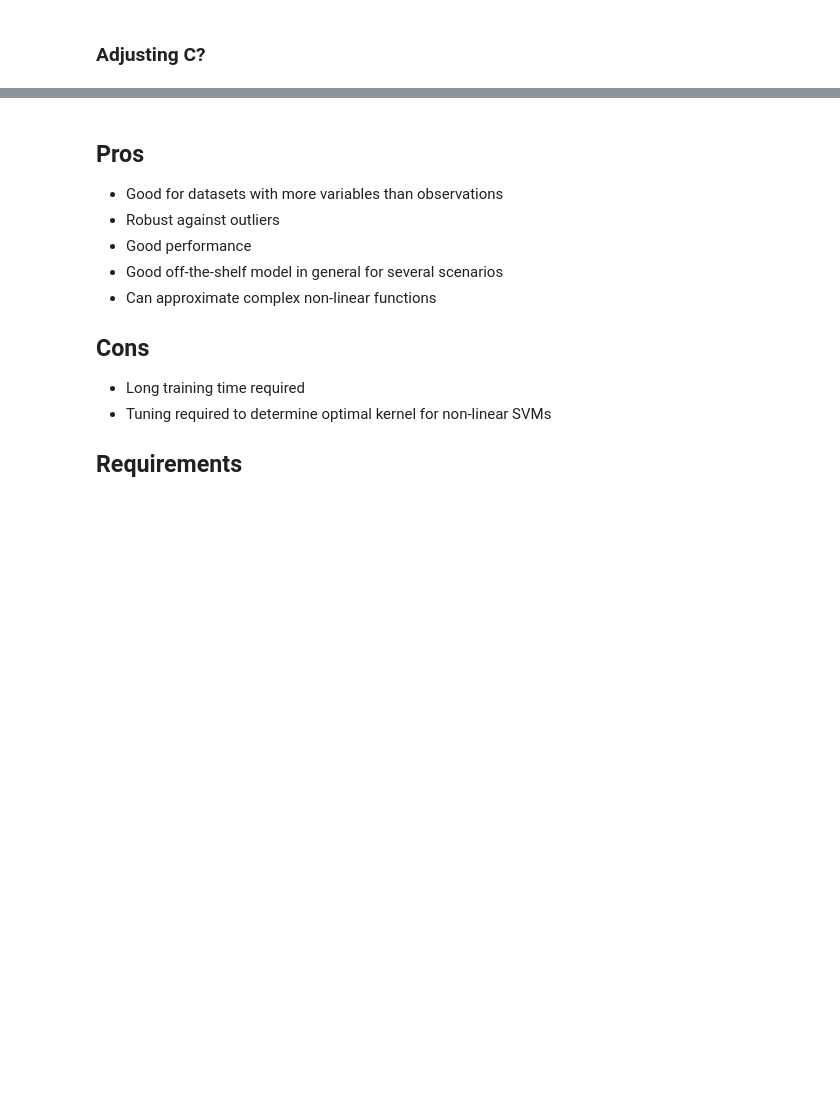
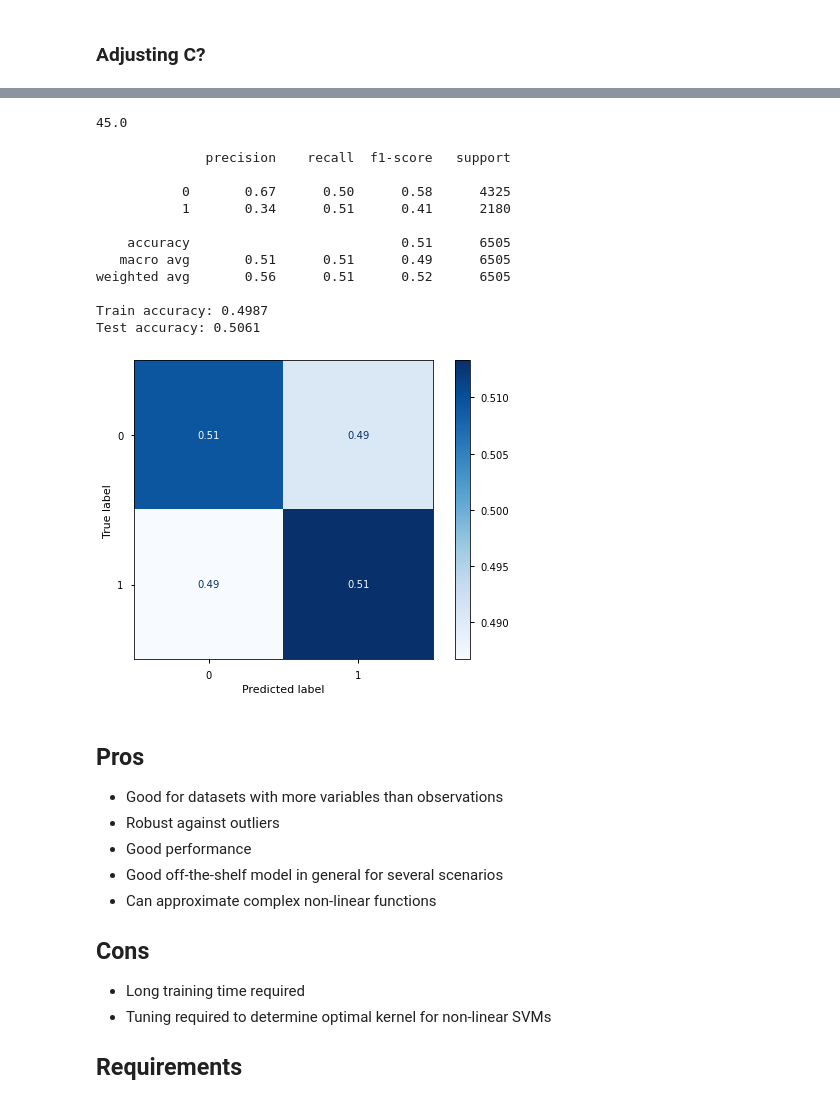
Before and after one commit to flatiron-school/Online-DS-FT-022221-Cohort-Notes, a Jupyter notebook: Phase_3/topic_31_support_vector_machines/instructor/Support-Vector-Machines-Iowa_prisoners_pre-run.ipynb, the cells around one changed output, grey strips where cells are left out. Cells and saved outputs as stored; diff of their text form; code cells hidden in the pictures; blank space fills up the shorter version.

```diff
--- a/Phase_3/topic_31_support_vector_machines/instructor/Support-Vector-Machines-Iowa_prisoners_pre-run.ipynb
+++ b/Phase_3/topic_31_support_vector_machines/instructor/Support-Vector-Machines-Iowa_prisoners_pre-run.ipynb
@@ -726,3 +741,36 @@ Test accuracy: 0.6071
+# %%
+2700/60
+# %% [output]
+45.0
+# %%
+from sklearn.dummy import DummyClassifier
+
+clf = DummyClassifier()
+clf.fit(X_train,y_train)
+
+y_pred_train = clf.predict(X_train)
+y_pred_test = clf.predict(X_test)
+
+# how'd we do?
+print(classification_report(y_test, y_pred_test))
+print(f"Train accuracy: {accuracy_score(y_train, y_pred_train):.4f}")
+print(f"Test accuracy: {accuracy_score(y_test, y_pred_test):.4f}")
+
+plot_confusion_matrix(clf, X_test, y_test,cmap='Blues',normalize='true')
+plt.show()
+# %% [output]
+              precision    recall  f1-score   support
+
+           0       0.67      0.50      0.58      4325
+           1       0.34      0.51      0.41      2180
+
+    accuracy                           0.51      6505
+   macro avg       0.51      0.51      0.49      6505
+weighted avg       0.56      0.51      0.52      6505
+
+Train accuracy: 0.4987
+Test accuracy: 0.5061
+[figure, added]
 # %% [markdown]
 ## Pros
 
```
Also changed, not shown: parts of 1 cell of this notebook, 2 other files.
